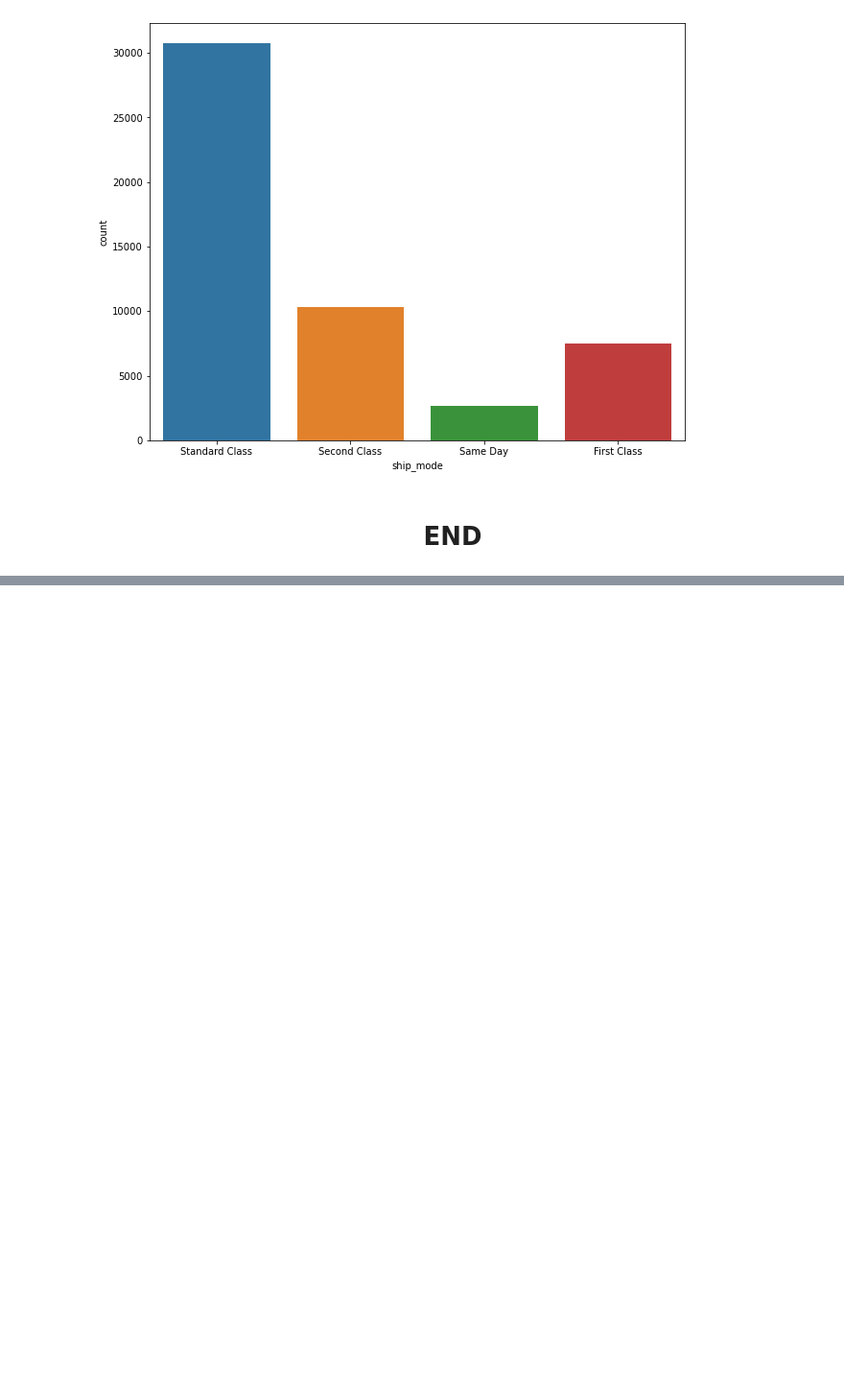
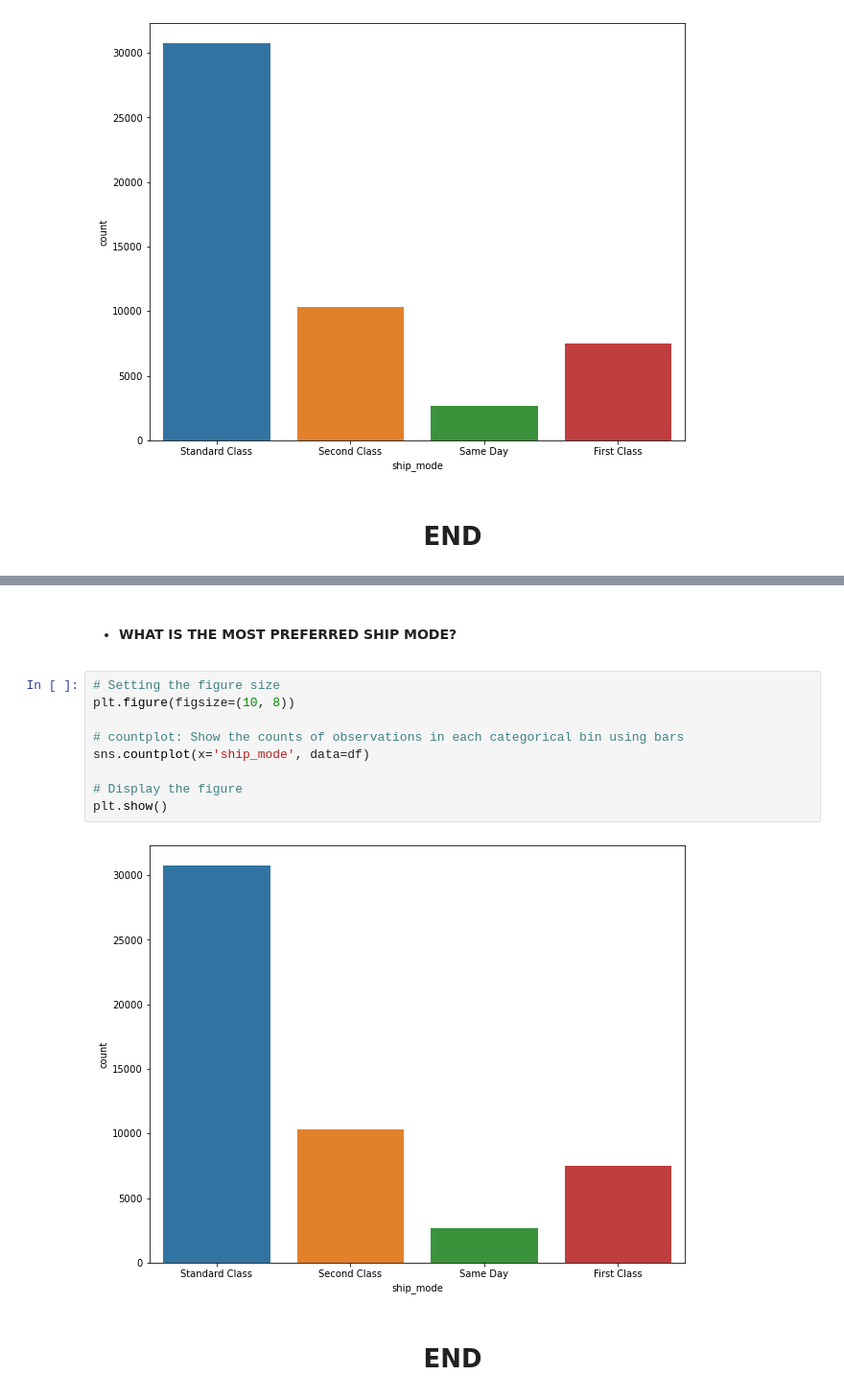
Before and after one commit to AnishKhamkar7/Sales-Analysis, a Jupyter notebook: SalesAnalysis.ipynb, the cells around one changed output, grey strips where cells are left out. Shown at 96% size. Saved outputs shown, nothing was run; the diff lists cells and outputs as text; blank space fills up the shorter version.

Commit message:
Modified Data Audit

```diff
--- a/SalesAnalysis.ipynb
+++ b/SalesAnalysis.ipynb
@@ -145,0 +389,15 @@ plt.show()
+# %% [markdown]
+- <h4> WHAT IS THE MOST PREFERRED SHIP MODE?
+# %%
+# Setting the figure size
+plt.figure(figsize=(10, 8))
+
+# countplot: Show the counts of observations in each categorical bin using bars
+sns.countplot(x='ship_mode', data=df)
+
+# Display the figure
+plt.show()
+# %% [output]
+[figure, added]
+# %% [markdown]
+<h1> <center> END
```
Also changed, not shown: parts of 32 cells of this notebook.
